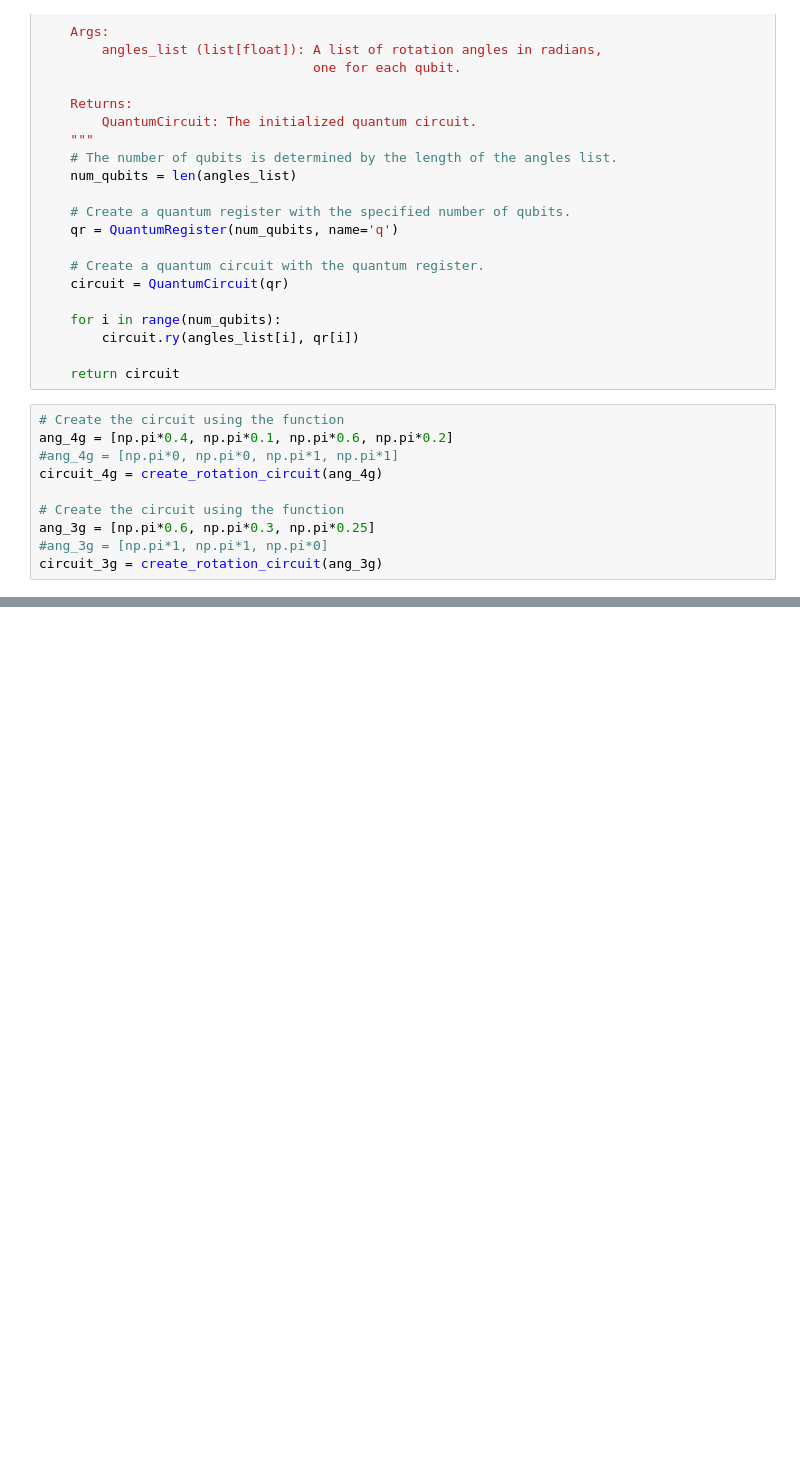
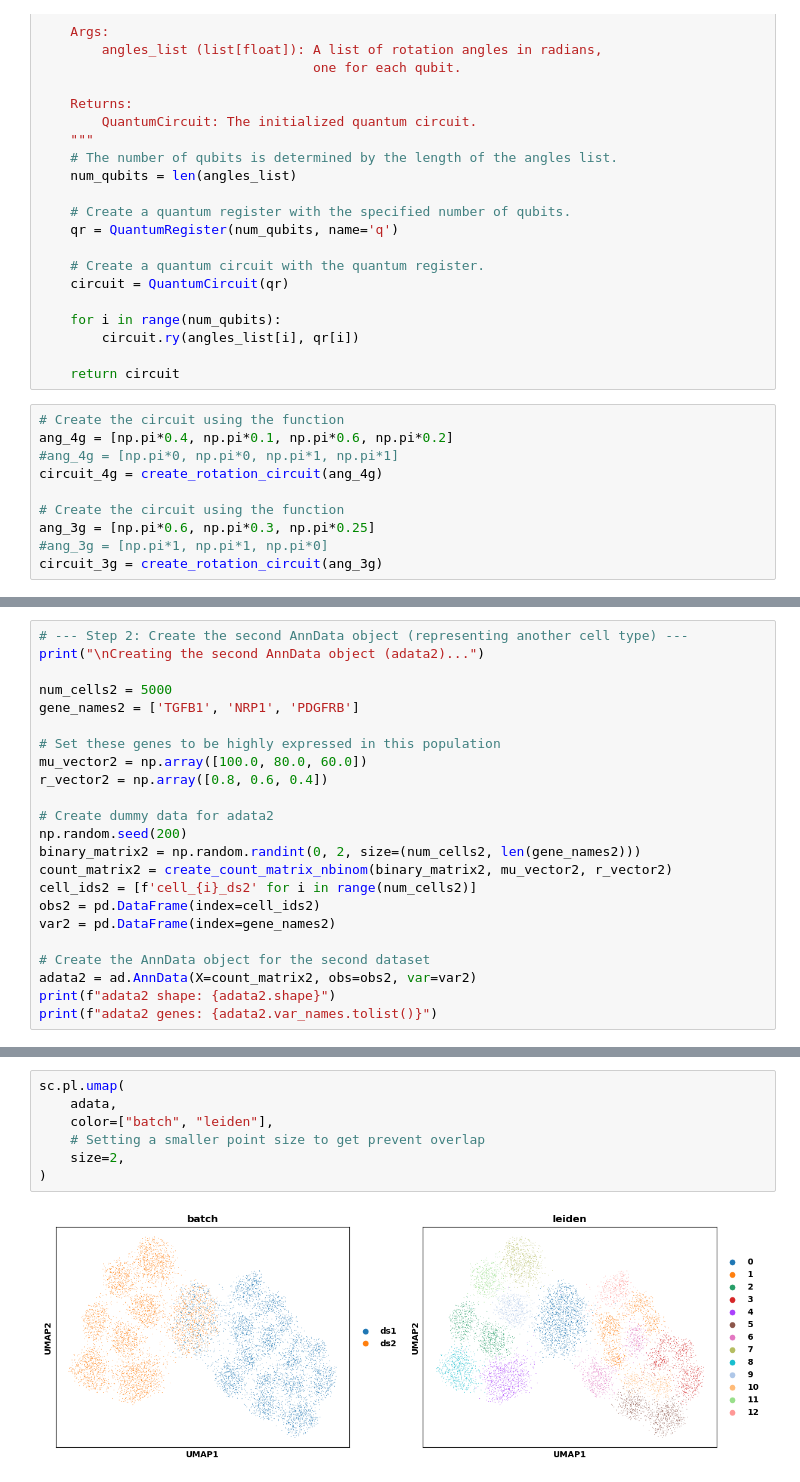
Before and after one commit to cailab-tamu/QuantumXCT, a Jupyter notebook: python/qSim_cell_chat.ipynb, the cells around one changed output, grey strips where cells are left out. Drawn from its saved outputs; the diff is of its cells as text; blank space fills up the shorter version.

Commit message:
Adding Cell-cell communication simulator of single cells

```diff
--- a/python/qSim_cell_chat.ipynb
+++ b/python/qSim_cell_chat.ipynb
@@ -113,0 +245,23 @@ Counts for c_measure2: {'011': 2000}
+# %%
+# --- Step 2: Create the second AnnData object (representing another cell type) ---
+print("\nCreating the second AnnData object (adata2)...")
+
+num_cells2 = 5000
+gene_names2 = ['TGFB1', 'NRP1', 'PDGFRB']
+
+# Set these genes to be highly expressed in this population
+mu_vector2 = np.array([100.0, 80.0, 60.0])
+r_vector2 = np.array([0.8, 0.6, 0.4])
+
+# Create dummy data for adata2
+np.random.seed(200)
+binary_matrix2 = np.random.randint(0, 2, size=(num_cells2, len(gene_names2)))
+count_matrix2 = create_count_matrix_nbinom(binary_matrix2, mu_vector2, r_vector2)
+cell_ids2 = [f'cell_{i}_ds2' for i in range(num_cells2)]
+obs2 = pd.DataFrame(index=cell_ids2)
+var2 = pd.DataFrame(index=gene_names2)
+
+# Create the AnnData object for the second dataset
+adata2 = ad.AnnData(X=count_matrix2, obs=obs2, var=var2)
+print(f"adata2 shape: {adata2.shape}")
+print(f"adata2 genes: {adata2.var_names.tolist()}")
@@ -113,0 +403,9 @@ Counts for c_measure2: {'011': 2000}
+# %%
+sc.pl.umap(
+    adata,
+    color=["batch", "leiden"],
+    # Setting a smaller point size to get prevent overlap
+    size=2,
+)
+# %% [output]
+[figure, added]
```
Also changed, not shown: parts of 10 cells of this notebook.
